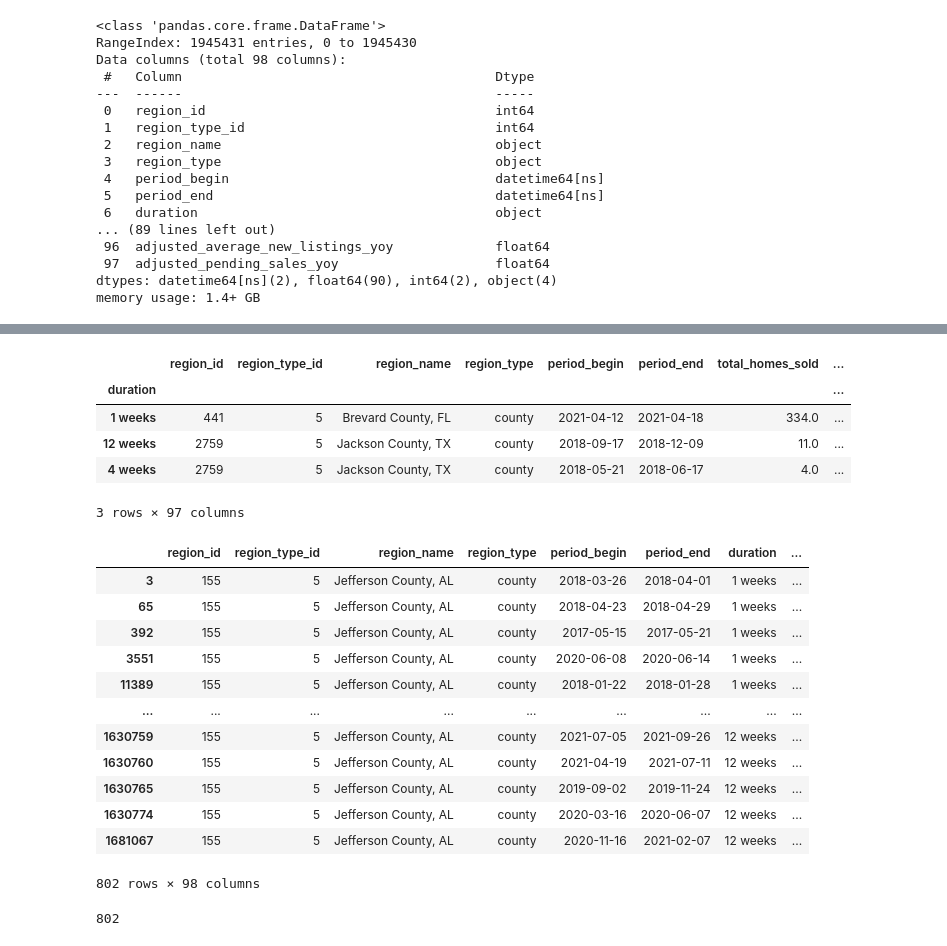
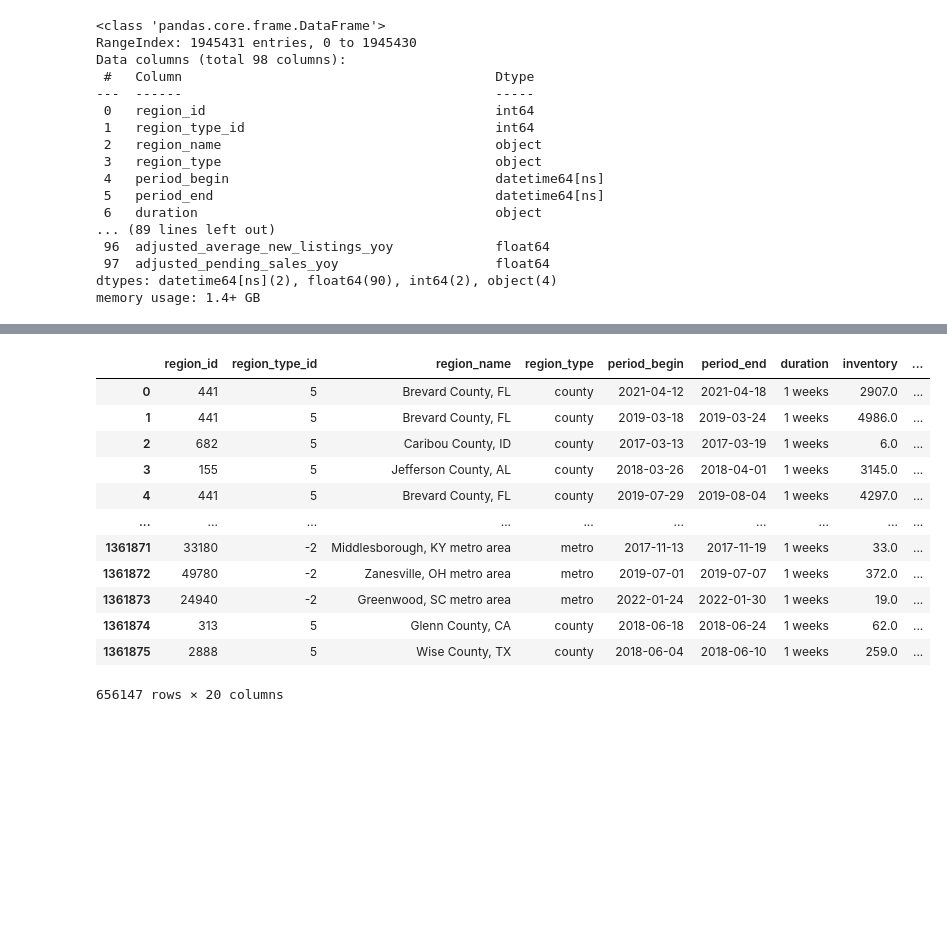
Before and after one commit to rambabu264/Zerodown, a Jupyter notebook: Task3/Zerodown_task3.ipynb, the cells around one changed output, grey strips where cells are left out. Cells and saved outputs as stored; diff of their text form; code cells hidden in the pictures; blank space fills up the shorter version.

```diff
--- a/Task3/Zerodown_task3.ipynb
+++ b/Task3/Zerodown_task3.ipynb
@@ -115,0 +178,16 @@ df_1week = df[df["duration"] == '1 weeks']
+# %%
+df_1week
+# %% [output]
+|  | region_id | region_type_id | region_name | region_type | period_begin | period_end | duration | inventory | ... |
+| 0 | 441 | 5 | Brevard County, FL | county | 2021-04-12 | 2021-04-18 | 1 weeks | 2907.0 | ... |
+| 1 | 441 | 5 | Brevard County, FL | county | 2019-03-18 | 2019-03-24 | 1 weeks | 4986.0 | ... |
+| 2 | 682 | 5 | Caribou County, ID | county | 2017-03-13 | 2017-03-19 | 1 weeks | 6.0 | ... |
+| 3 | 155 | 5 | Jefferson County, AL | county | 2018-03-26 | 2018-04-01 | 1 weeks | 3145.0 | ... |
+| 4 | 441 | 5 | Brevard County, FL | county | 2019-07-29 | 2019-08-04 | 1 weeks | 4297.0 | ... |
+| ... | ... | ... | ... | ... | ... | ... | ... | ... | ... |
+| 1361871 | 33180 | -2 | Middlesborough, KY metro area | metro | 2017-11-13 | 2017-11-19 | 1 weeks | 33.0 | ... |
+| 1361872 | 49780 | -2 | Zanesville, OH metro area | metro | 2019-07-01 | 2019-07-07 | 1 weeks | 372.0 | ... |
+| 1361873 | 24940 | -2 | Greenwood, SC metro area | metro | 2022-01-24 | 2022-01-30 | 1 weeks | 19.0 | ... |
+| 1361874 | 313 | 5 | Glenn County, CA | county | 2018-06-18 | 2018-06-24 | 1 weeks | 62.0 | ... |
+| 1361875 | 2888 | 5 | Wise County, TX | county | 2018-06-04 | 2018-06-10 | 1 weeks | 259.0 | ... |
+656147 rows × 20 columns
@@ -118,9 +197,0 @@ df_1week = df[df["duration"] == '4 weeks']
-# %%
-gk.first()
-# %% [output]
-|  | region_id | region_type_id | region_name | region_type | period_begin | period_end | total_homes_sold | ... |
-| duration |  |  |  |  |  |  |  | ... |
-| 1 weeks | 441 | 5 | Brevard County, FL | county | 2021-04-12 | 2021-04-18 | 334.0 | ... |
-| 12 weeks | 2759 | 5 | Jackson County, TX | county | 2018-09-17 | 2018-12-09 | 11.0 | ... |
-| 4 weeks | 2759 | 5 | Jackson County, TX | county | 2018-05-21 | 2018-06-17 | 4.0 | ... |
-3 rows × 97 columns
@@ -129,20 +197,0 @@ d = df[df['region_name'] ==  'Jefferson County, AL']
-# %%
-d
-# %% [output]
-|  | region_id | region_type_id | region_name | region_type | period_begin | period_end | duration | ... |
-| 3 | 155 | 5 | Jefferson County, AL | county | 2018-03-26 | 2018-04-01 | 1 weeks | ... |
-| 65 | 155 | 5 | Jefferson County, AL | county | 2018-04-23 | 2018-04-29 | 1 weeks | ... |
-| 392 | 155 | 5 | Jefferson County, AL | county | 2017-05-15 | 2017-05-21 | 1 weeks | ... |
-| 3551 | 155 | 5 | Jefferson County, AL | county | 2020-06-08 | 2020-06-14 | 1 weeks | ... |
-| 11389 | 155 | 5 | Jefferson County, AL | county | 2018-01-22 | 2018-01-28 | 1 weeks | ... |
-| ... | ... | ... | ... | ... | ... | ... | ... | ... |
-| 1630759 | 155 | 5 | Jefferson County, AL | county | 2021-07-05 | 2021-09-26 | 12 weeks | ... |
-| 1630760 | 155 | 5 | Jefferson County, AL | county | 2021-04-19 | 2021-07-11 | 12 weeks | ... |
-| 1630765 | 155 | 5 | Jefferson County, AL | county | 2019-09-02 | 2019-11-24 | 12 weeks | ... |
-| 1630774 | 155 | 5 | Jefferson County, AL | county | 2020-03-16 | 2020-06-07 | 12 weeks | ... |
-| 1681067 | 155 | 5 | Jefferson County, AL | county | 2020-11-16 | 2021-02-07 | 12 weeks | ... |
-802 rows × 98 columns
-# %%
-len(d)
-# %% [output]
-802
```
Also changed, not shown: parts of 21 cells of this notebook.
